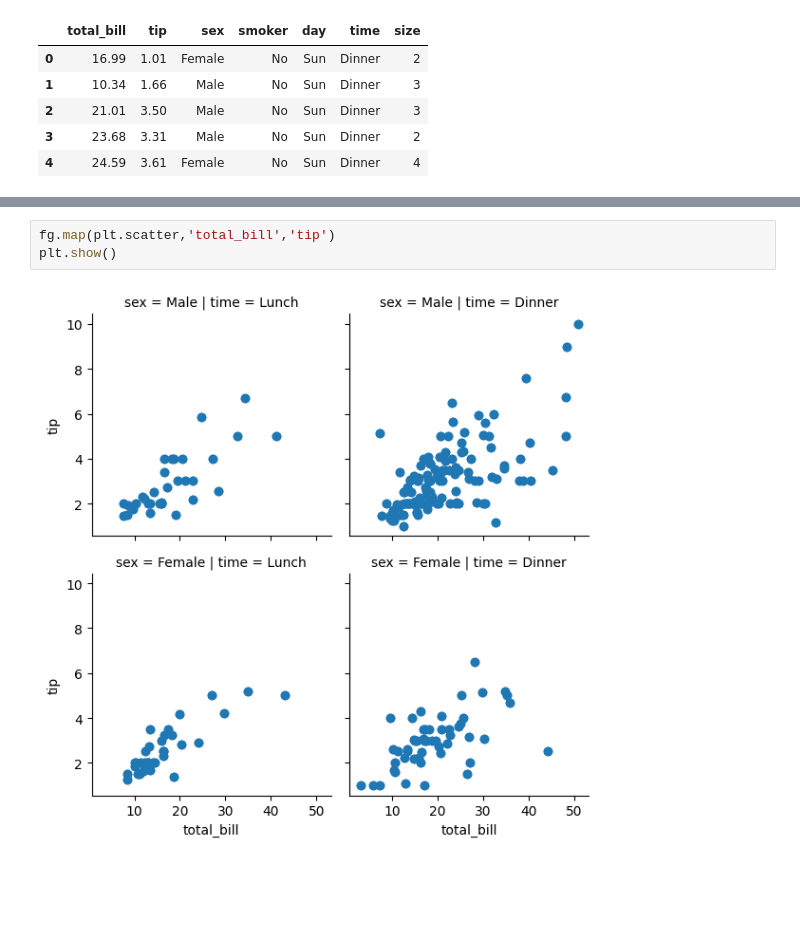
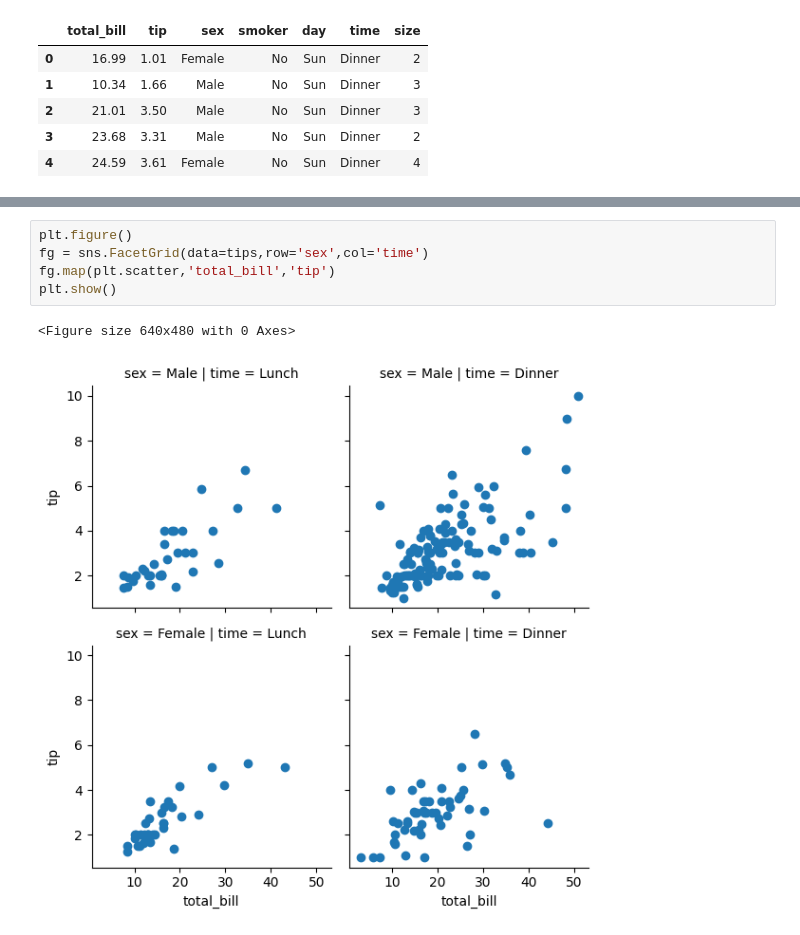
Before and after one commit to Avinash-Tamarapalli/DataScience, a Jupyter notebook: DA/seaborn.ipynb, the cells around one changed output, grey strips where cells are left out. Cells and saved outputs as stored; diff of their text form; blank space fills up the shorter version.

```diff
--- a/DA/seaborn.ipynb
+++ b/DA/seaborn.ipynb
@@ -408,5 +423,8 @@ fg = sns.FacetGrid(data=tips,col='time',row='sex')
 # %%
+plt.figure()
+fg = sns.FacetGrid(data=tips,row='sex',col='time')
 fg.map(plt.scatter,'total_bill','tip')
 plt.show()
 # %% [output]
+<Figure size 640x480 with 0 Axes>
-[figure, old version]
+[figure, new version]
```
Also changed, not shown: parts of 4 cells of this notebook, 1 other file.
